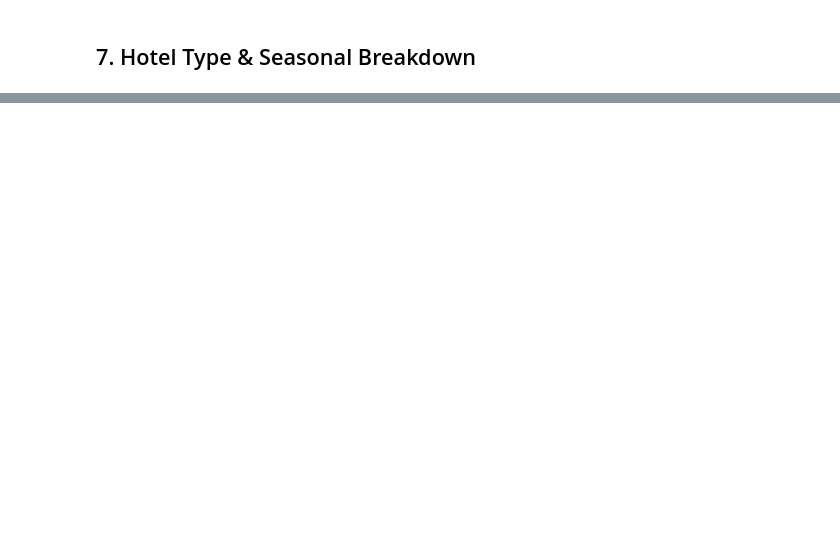
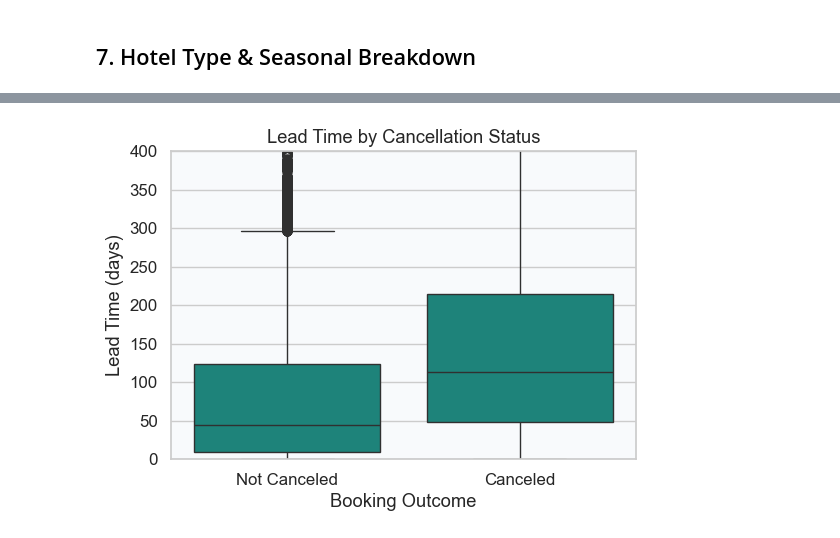
Before and after one commit to leo-leung04/hotel-overbook, a Jupyter notebook: 00_data_stat.ipynb, the cells around one changed output, grey strips where cells are left out. Saved outputs shown, nothing was run; the diff lists cells and outputs as text; code cells hidden in the pictures; blank space fills up the shorter version.

```diff
--- a/00_data_stat.ipynb
+++ b/00_data_stat.ipynb
@@ -58,0 +173,15 @@ if "arrival_date_month" in df.columns:
+# %%
+plt.figure(figsize=(6,4))
+
+sns.boxplot(x="is_canceled", y="lead_time", data=df)
+
+plt.xticks([0,1], ["Not Canceled", "Canceled"])
+plt.xlabel("Booking Outcome")
+plt.ylabel("Lead Time (days)")
+plt.title("Lead Time by Cancellation Status")
+
+plt.ylim(0,400)
+
+plt.show()
+# %% [output]
+[figure, added]
```
Also changed, not shown: parts of 12 cells of this notebook.
